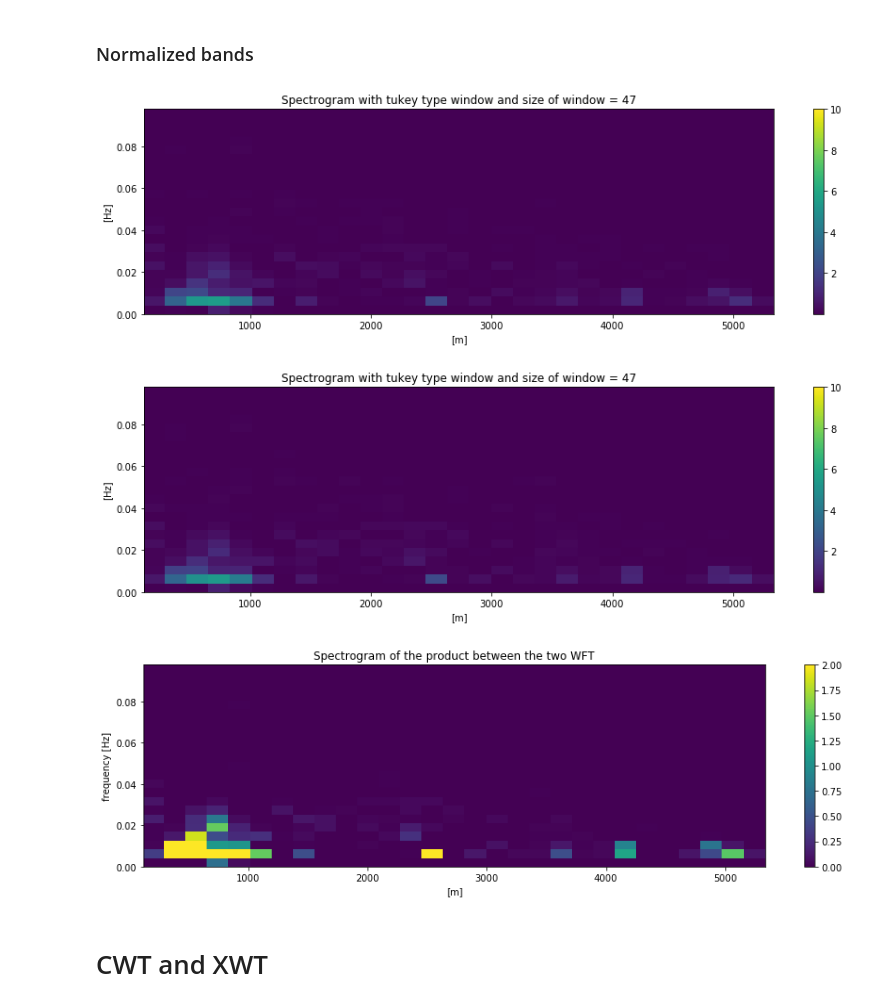
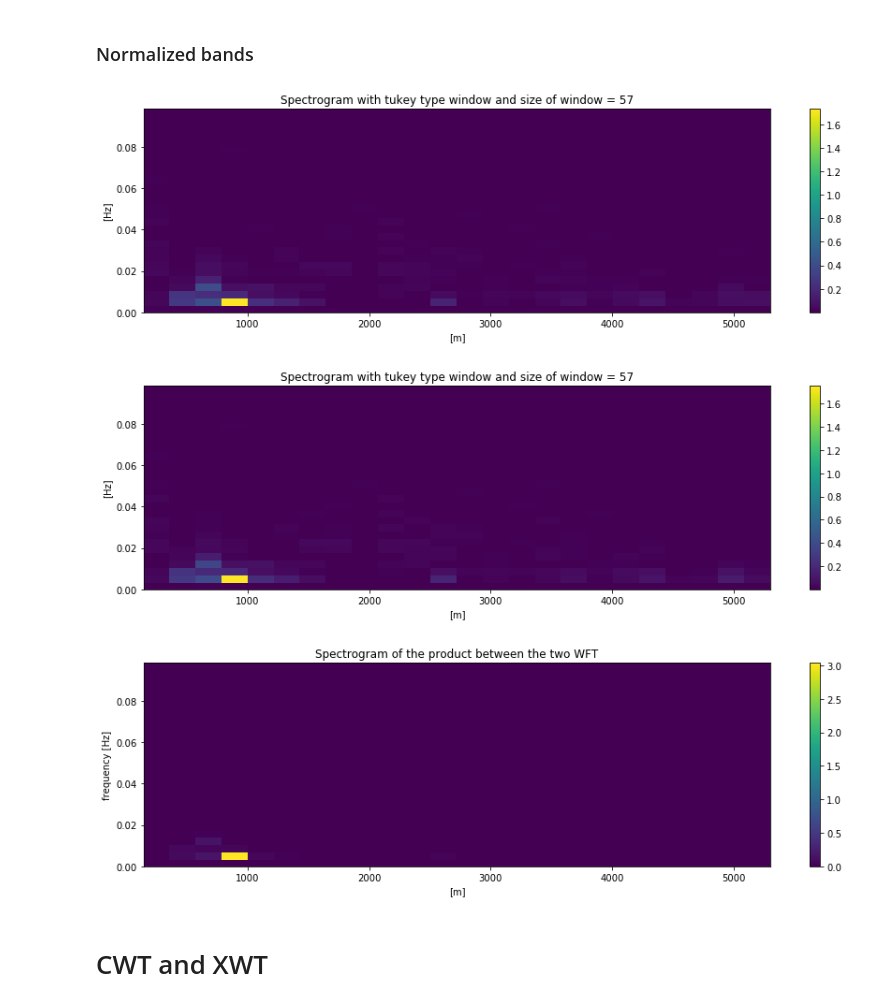
Before and after one commit to eobroets/CESBIO, a Jupyter notebook: projet_CESBIO.ipynb, the cells around one changed output. Saved outputs shown, nothing was run; the diff lists cells and outputs as text; code cells hidden in the pictures.

```diff
--- a/projet_CESBIO.ipynb
+++ b/projet_CESBIO.ipynb
@@ -18,9 +18,10 @@ ds_band1 = np.array(ds.GetRasterBand(1).ReadAsArray())
 ds_band3 = np.array(ds.GetRasterBand(3).ReadAsArray())
 
 
-ds_normal11 = ds_normal1[10:-10, 20:-50]
-ds_norm1 = ds_band1[10: -10, 20:-50]/ds_normal11
-ds_norm3 = ds_band3[10: -10, 20:-50]/ds_normal11
+
+ds_normal11 = ds_normal1[10:-10, 6:-31]
+ds_norm1 = ds_band1[10: -10, 6:-31]/ds_normal11
+ds_norm3 = ds_band3[10: -10, 6:-31]/ds_normal11
 # %%
 im1 = temp_lib(ds_band1)
 im3 = temp_lib(ds_band3)
@@ -95,15 +103,15 @@ im1.cross_spectro(im3)
 # %% [markdown]
 ### Normalized bands
 # %%
-n_win = (len(im1._ds_band)//(25))
-m = 10
+n_win = (len(im1._ds_band)//(20))
+m = 1
 im_norm1.spectrogram(n_win = n_win, multiplier = m)
 im_norm3.spectrogram(n_win = n_win, multiplier = m)
-im_norm1.cross_spectro(im_norm3)
+im_norm1.cross_spectro(im_norm3, prod= True)
 # %% [output]
-[figure, old version]
+[figure, new version]
-[figure, old version]
+[figure, new version]
-[figure, old version]
+[figure, new version]
 # %% [markdown]
 # CWT and XWT
 # %%
```
Also changed, not shown: parts of 14 cells of this notebook, 13 other files.
